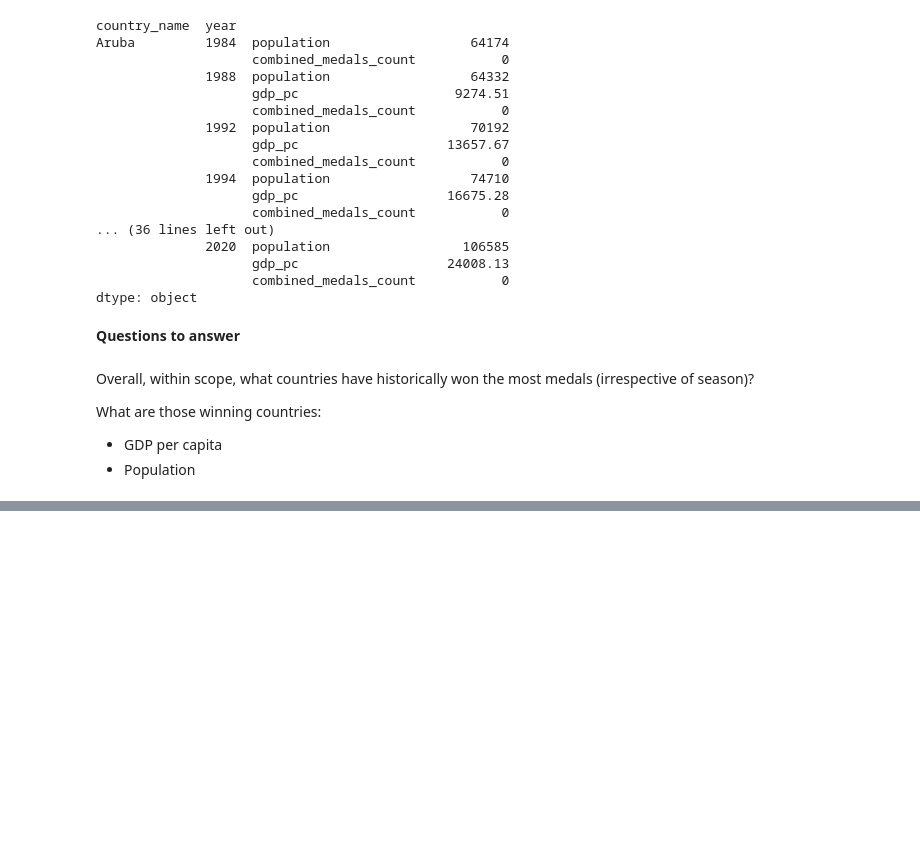
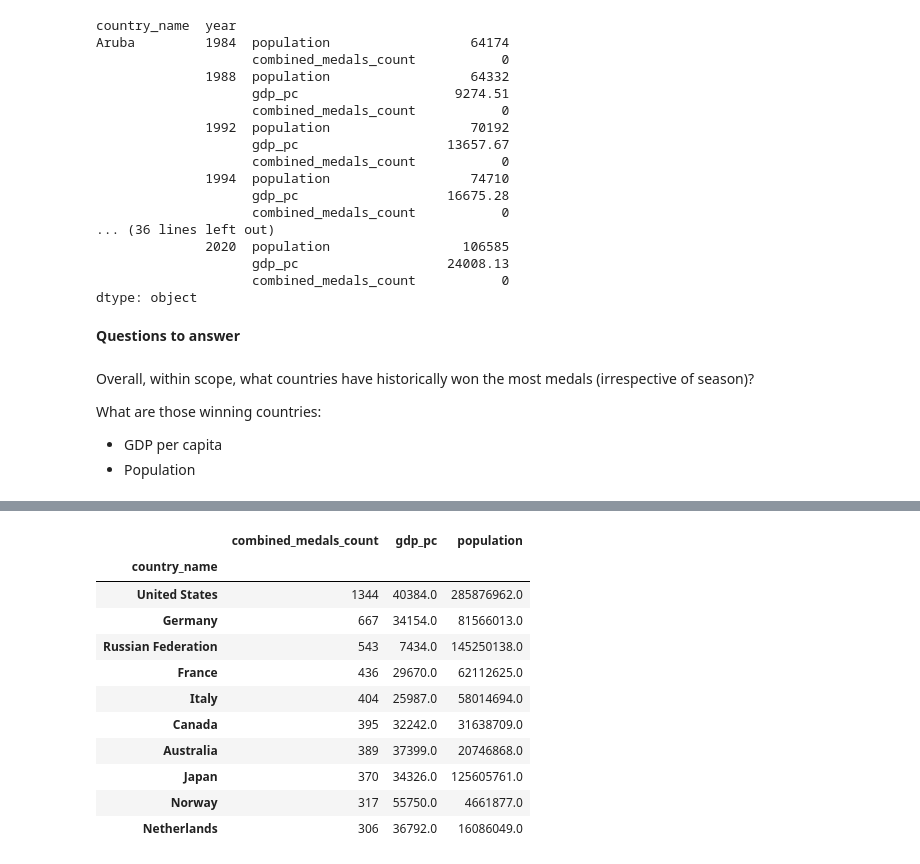
Before and after one commit to Mailysjaffret/Project1---Ironhack, a Jupyter notebook: notebooks/GDP.ipynb, the cells around one changed output, grey strips where cells are left out. Cells and saved outputs as stored; diff of their text form; code cells hidden in the pictures; blank space fills up the shorter version.

```diff
--- a/notebooks/GDP.ipynb
+++ b/notebooks/GDP.ipynb
@@ -627,2 +683,2 @@ combi1_df = combi_1_df.set_index('country_name')
 # %%
-combi2_df = combi1_df[combi1_df.index.isin(clean_country_list)]
+# combi2_df = combi1_df[combi1_df.index.isin(clean_country_list)] # replace by two cells up
@@ -753,0 +865,4 @@ What are those winning countries:
+# %%
+# this is a df of the top winners
+top_winners_delta = final_df.groupby('country_name')['combined_medals_count'].sum().sort_values(ascending=False)\
+.astype(int).head(10)
@@ -753,0 +885,4 @@ What are those winning countries:
+# %%
+# making a full-length df out of the above
+
+gdp_pop_df = final_df.groupby('country_name')[['gdp_pc', 'population']].mean().round()
@@ -753,0 +908,18 @@ What are those winning countries:
+# %%
+# figuring out how to put together the final top winners picture df
+
+#gdp_pop_df.loc[top_winners_delta]  -> tried this but then switched to merge
+pd.merge(top_winners_delta, gdp_pop_df, on=['country_name'], how='left')
+# %% [output]
+|  | combined_medals_count | gdp_pc | population |
+| country_name |  |  |  |
+| United States | 1344 | 40384.0 | 285876962.0 |
+| Germany | 667 | 34154.0 | 81566013.0 |
+| Russian Federation | 543 | 7434.0 | 145250138.0 |
+| France | 436 | 29670.0 | 62112625.0 |
+| Italy | 404 | 25987.0 | 58014694.0 |
+| Canada | 395 | 32242.0 | 31638709.0 |
+| Australia | 389 | 37399.0 | 20746868.0 |
+| Japan | 370 | 34326.0 | 125605761.0 |
+| Norway | 317 | 55750.0 | 4661877.0 |
+| Netherlands | 306 | 36792.0 | 16086049.0 |
```
Also changed, not shown: parts of 27 cells of this notebook, 2 other files.
